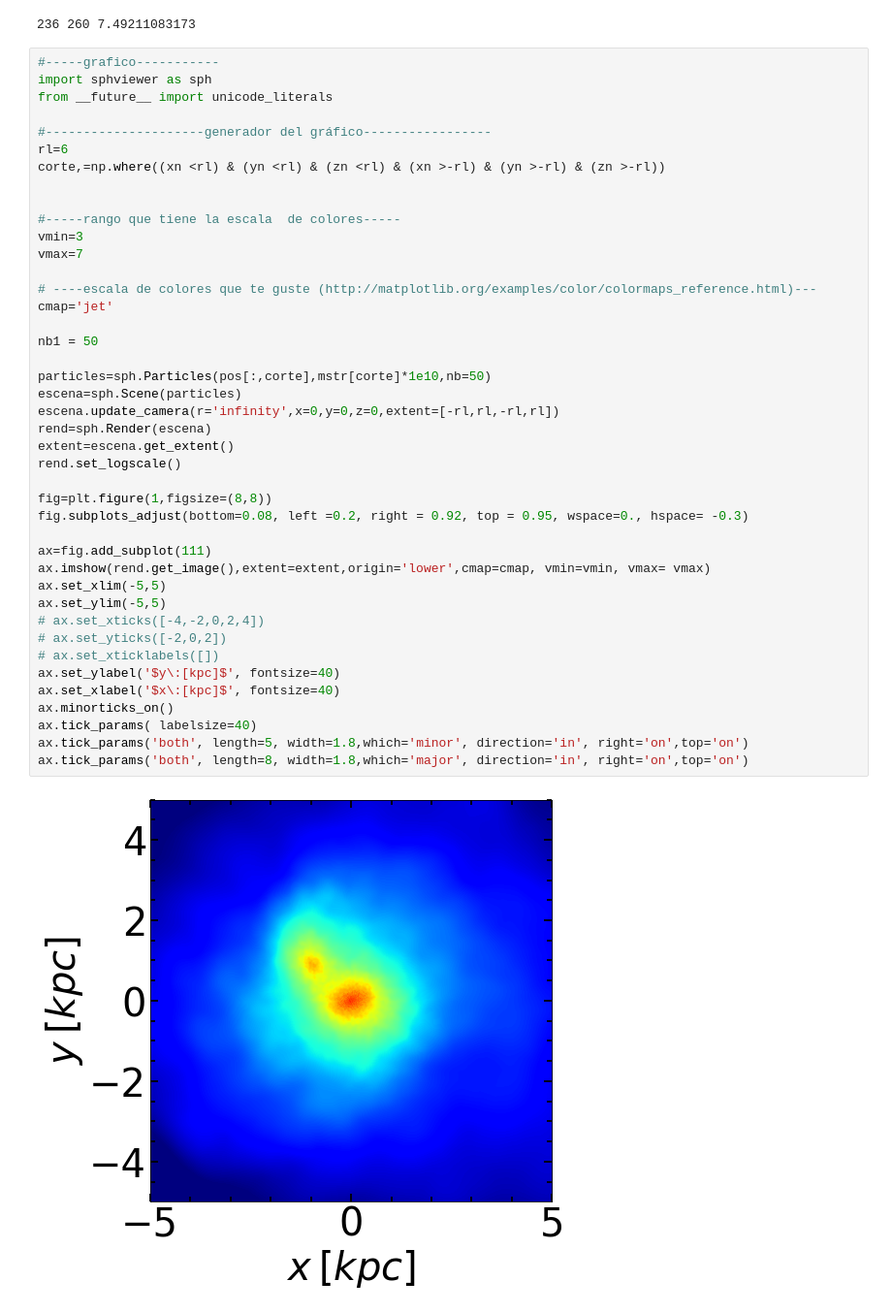
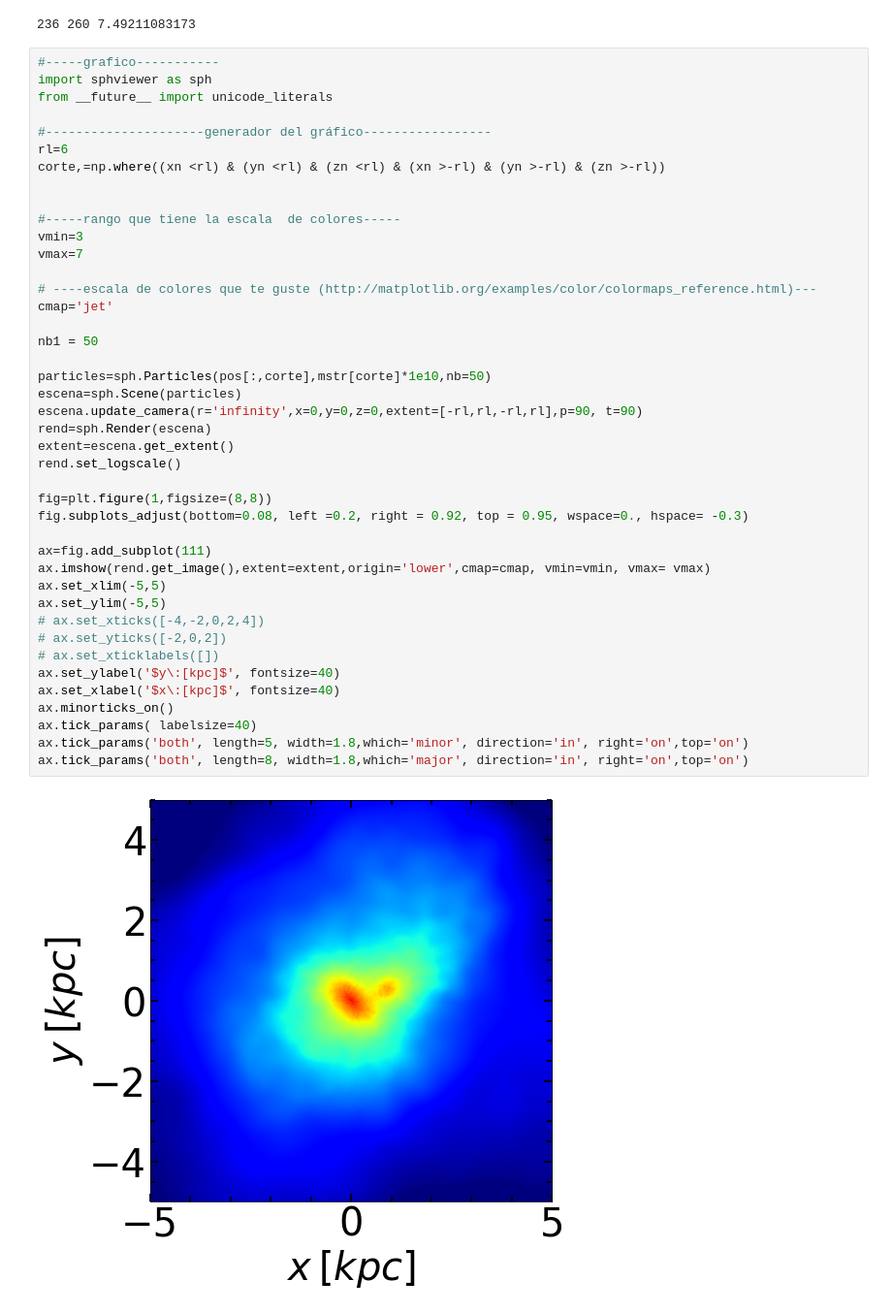
Before and after one commit to ornemarioni/Barras_GdGs, a Jupyter notebook: Barras_Gd/programs/galaxy_evolution.ipynb, the cells around one changed output. Shown at 97% size. Drawn from its saved outputs; the diff is of its cells as text.

```diff
--- a/Barras_Gd/programs/galaxy_evolution.ipynb
+++ b/Barras_Gd/programs/galaxy_evolution.ipynb
@@ -141,32 +143,32 @@ vmin=3
 vmax=7
 
 # ----escala de colores que te guste (http://matplotlib.org/examples/color/colormaps_reference.html)---
 cmap='jet'
 
 nb1 = 50
 
 particles=sph.Particles(pos[:,corte],mstr[corte]*1e10,nb=50)
 escena=sph.Scene(particles)
-escena.update_camera(r='infinity',x=0,y=0,z=0,extent=[-rl,rl,-rl,rl])
+escena.update_camera(r='infinity',x=0,y=0,z=0,extent=[-rl,rl,-rl,rl],p=90, t=90)
 rend=sph.Render(escena)
 extent=escena.get_extent()
 rend.set_logscale()
 
 fig=plt.figure(1,figsize=(8,8))
 fig.subplots_adjust(bottom=0.08, left =0.2, right = 0.92, top = 0.95, wspace=0., hspace= -0.3)
 
 ax=fig.add_subplot(111)
 ax.imshow(rend.get_image(),extent=extent,origin='lower',cmap=cmap, vmin=vmin, vmax= vmax)
 ax.set_xlim(-5,5)
 ax.set_ylim(-5,5)
 # ax.set_xticks([-4,-2,0,2,4])
 # ax.set_yticks([-2,0,2])
 # ax.set_xticklabels([])
 ax.set_ylabel('$y\:[kpc]$', fontsize=40)
 ax.set_xlabel('$x\:[kpc]$', fontsize=40)
 ax.minorticks_on()
 ax.tick_params( labelsize=40)
 ax.tick_params('both', length=5, width=1.8,which='minor', direction='in', right='on',top='on')
 ax.tick_params('both', length=8, width=1.8,which='major', direction='in', right='on',top='on')
 # %% [output]
-[figure, old version]
+[figure, new version]
```
Also changed, not shown: parts of 4 cells of this notebook, 3 other files.
